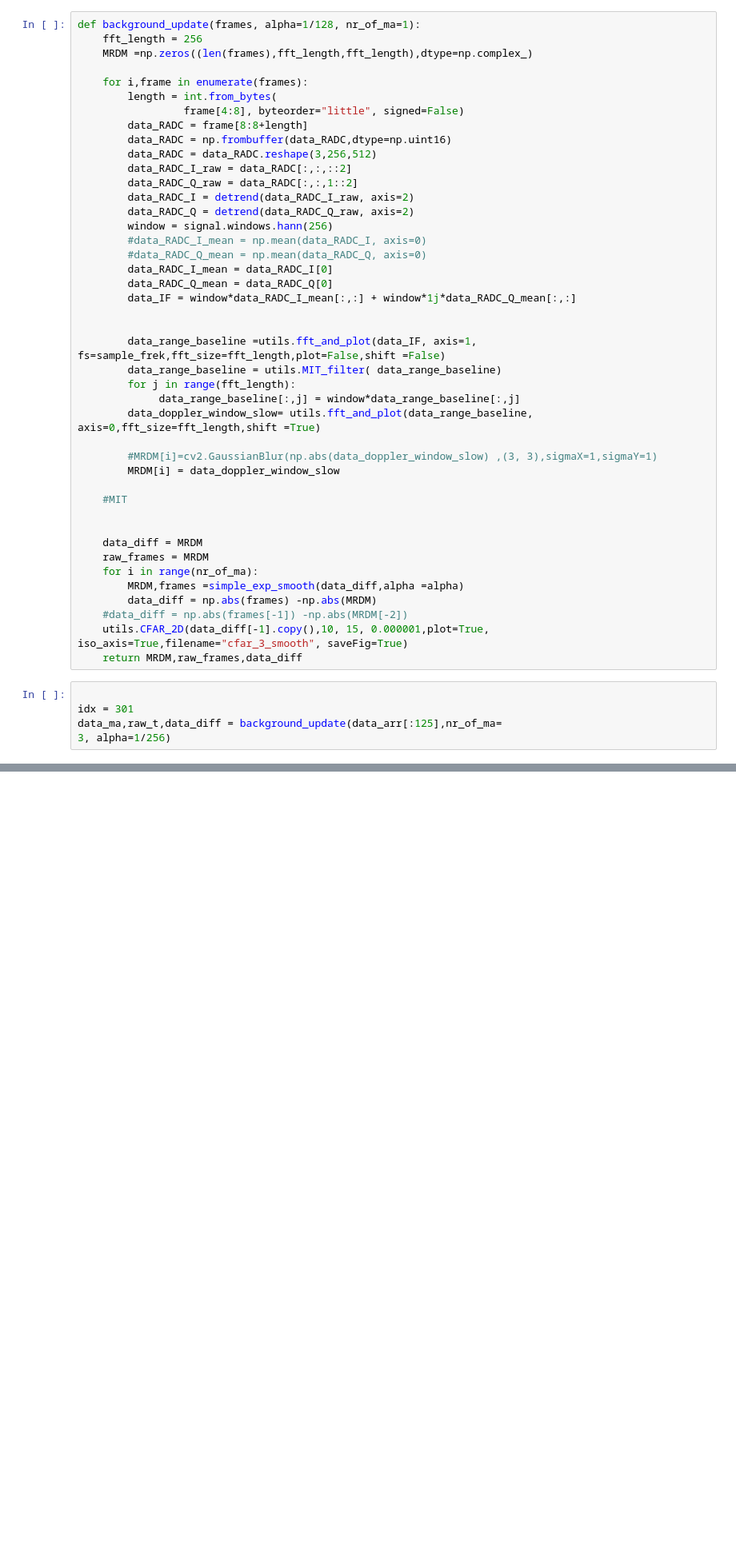
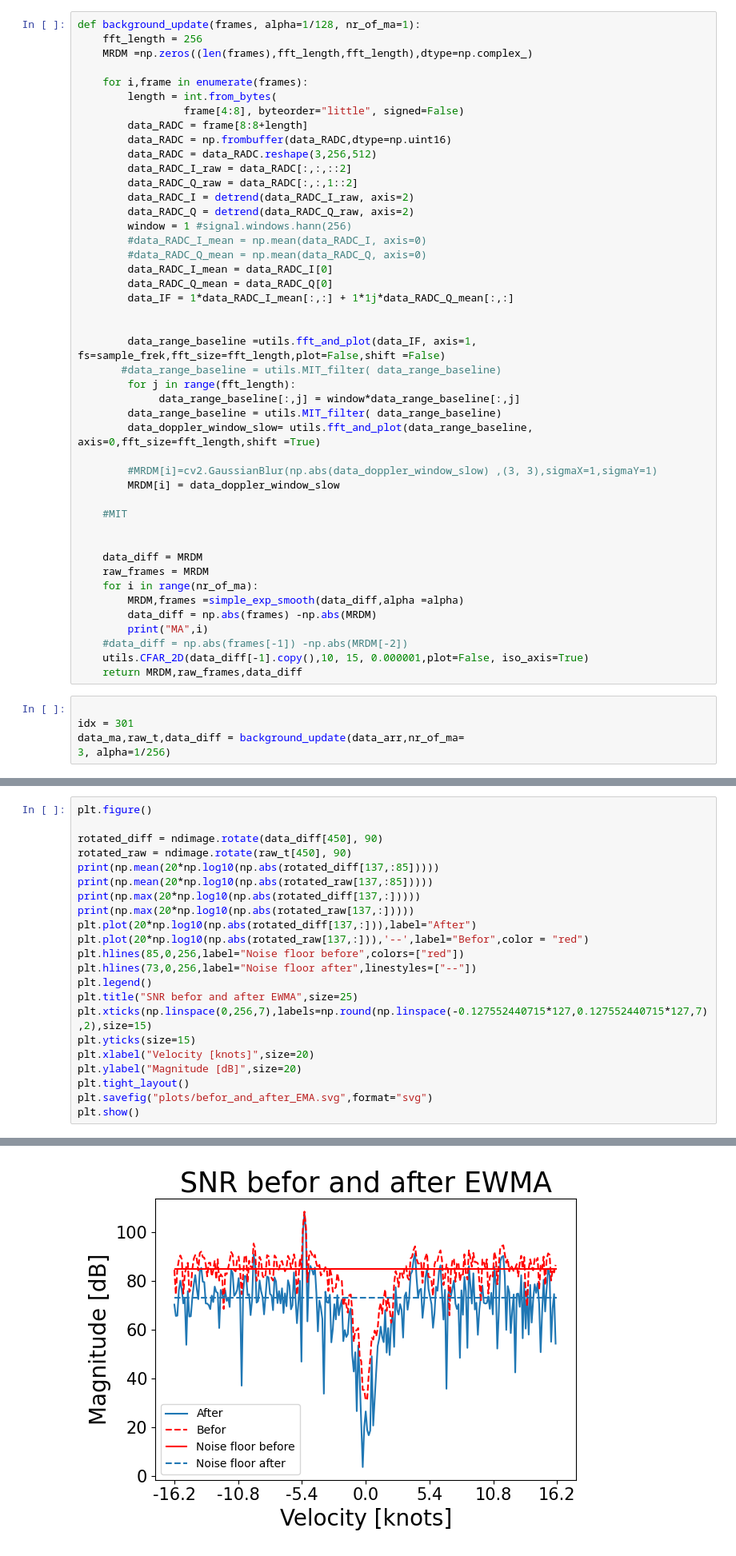
Before and after one commit to SondreOlimb/ProjectReportCode, a Jupyter notebook: position1_impoved.ipynb, the cells around one changed output, grey strips where cells are left out. Shown at 80% size. Cells and saved outputs as stored; diff of their text form; blank space fills up the shorter version.

```diff
--- a/position1_impoved.ipynb
+++ b/position1_impoved.ipynb
@@ -105,18 +105,19 @@ def background_update(frames, alpha=1/128, nr_of_ma=1):
         data_RADC_Q_raw = data_RADC[:,:,1::2]
         data_RADC_I = detrend(data_RADC_I_raw, axis=2)
         data_RADC_Q = detrend(data_RADC_Q_raw, axis=2)
-        window = signal.windows.hann(256)
+        window = 1 #signal.windows.hann(256)
         #data_RADC_I_mean = np.mean(data_RADC_I, axis=0)
         #data_RADC_Q_mean = np.mean(data_RADC_Q, axis=0)
         data_RADC_I_mean = data_RADC_I[0]
         data_RADC_Q_mean = data_RADC_Q[0]
-        data_IF = window*data_RADC_I_mean[:,:] + window*1j*data_RADC_Q_mean[:,:]
+        data_IF = 1*data_RADC_I_mean[:,:] + 1*1j*data_RADC_Q_mean[:,:]
 
 
         data_range_baseline =utils.fft_and_plot(data_IF, axis=1, fs=sample_frek,fft_size=fft_length,plot=False,shift =False)
-        data_range_baseline = utils.MIT_filter( data_range_baseline)
+       #data_range_baseline = utils.MIT_filter( data_range_baseline)
         for j in range(fft_length):
              data_range_baseline[:,j] = window*data_range_baseline[:,j]
+        data_range_baseline = utils.MIT_filter( data_range_baseline)
         data_doppler_window_slow= utils.fft_and_plot(data_range_baseline, axis=0,fft_size=fft_length,shift =True)
 
         #MRDM[i]=cv2.GaussianBlur(np.abs(data_doppler_window_slow) ,(3, 3),sigmaX=1,sigmaY=1)
@@ -130,13 +131,14 @@ def background_update(frames, alpha=1/128, nr_of_ma=1):
     for i in range(nr_of_ma):
         MRDM,frames =simple_exp_smooth(data_diff,alpha =alpha)
         data_diff = np.abs(frames) -np.abs(MRDM)
+        print("MA",i)
     #data_diff = np.abs(frames[-1]) -np.abs(MRDM[-2])
-    utils.CFAR_2D(data_diff[-1].copy(),10, 15, 0.000001,plot=True, iso_axis=True,filename="cfar_3_smooth", saveFig=True)
+    utils.CFAR_2D(data_diff[-1].copy(),10, 15, 0.000001,plot=False, iso_axis=True)
     return MRDM,raw_frames,data_diff
 # %%
 
 idx = 301
-data_ma,raw_t,data_diff = background_update(data_arr[:125],nr_of_ma=
+data_ma,raw_t,data_diff = background_update(data_arr,nr_of_ma=
 3, alpha=1/256)
 # %% [output]
 traning area 2160
@@ -159,0 +145,23 @@ Total detections 19
+# %%
+plt.figure()
+
+rotated_diff = ndimage.rotate(data_diff[450], 90)
+rotated_raw = ndimage.rotate(raw_t[450], 90)
+print(np.mean(20*np.log10(np.abs(rotated_diff[137,:85]))))
+print(np.mean(20*np.log10(np.abs(rotated_raw[137,:85]))))
+print(np.max(20*np.log10(np.abs(rotated_diff[137,:]))))
+print(np.max(20*np.log10(np.abs(rotated_raw[137,:]))))
+plt.plot(20*np.log10(np.abs(rotated_diff[137,:])),label="After")
+plt.plot(20*np.log10(np.abs(rotated_raw[137,:])),'--',label="Befor",color = "red")
+plt.hlines(85,0,256,label="Noise floor before",colors=["red"])
+plt.hlines(73,0,256,label="Noise floor after",linestyles=["--"])
+plt.legend()
+plt.title("SNR befor and after EWMA",size=25)
+plt.xticks(np.linspace(0,256,7),labels=np.round(np.linspace(-0.127552440715*127,0.127552440715*127,7),2),size=15)
+plt.yticks(size=15)
+plt.xlabel("Velocity [knots]",size=20)
+plt.ylabel("Magnitude [dB]",size=20)
+plt.tight_layout()
+plt.savefig("plots/befor_and_after_EMA.svg",format="svg")
+plt.show()
+# %% [output]
@@ -160,3 +172,4 @@ Total detections 19
+[figure, added]
 # %% [markdown]
 # Plot moving average
 # %%
```
Also changed, not shown: parts of 8 cells of this notebook, 3 other files.
